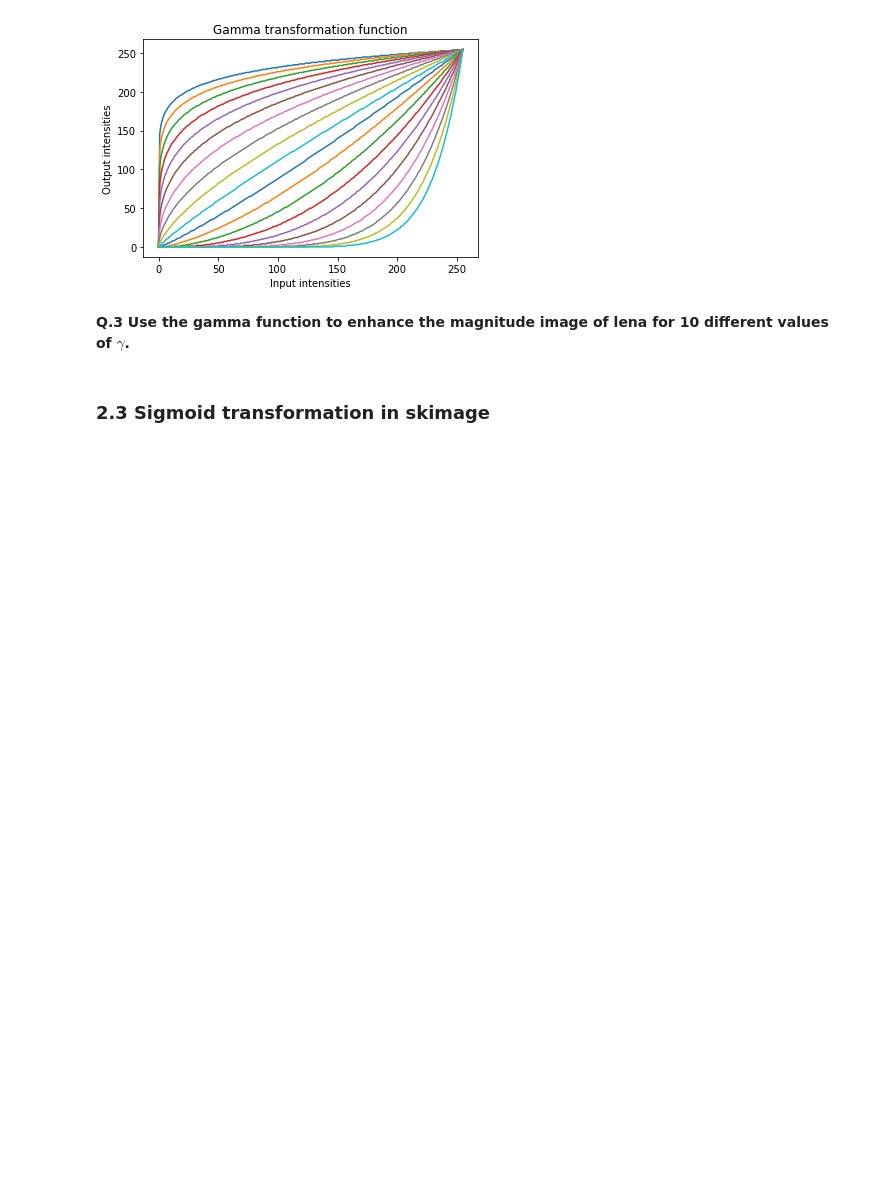
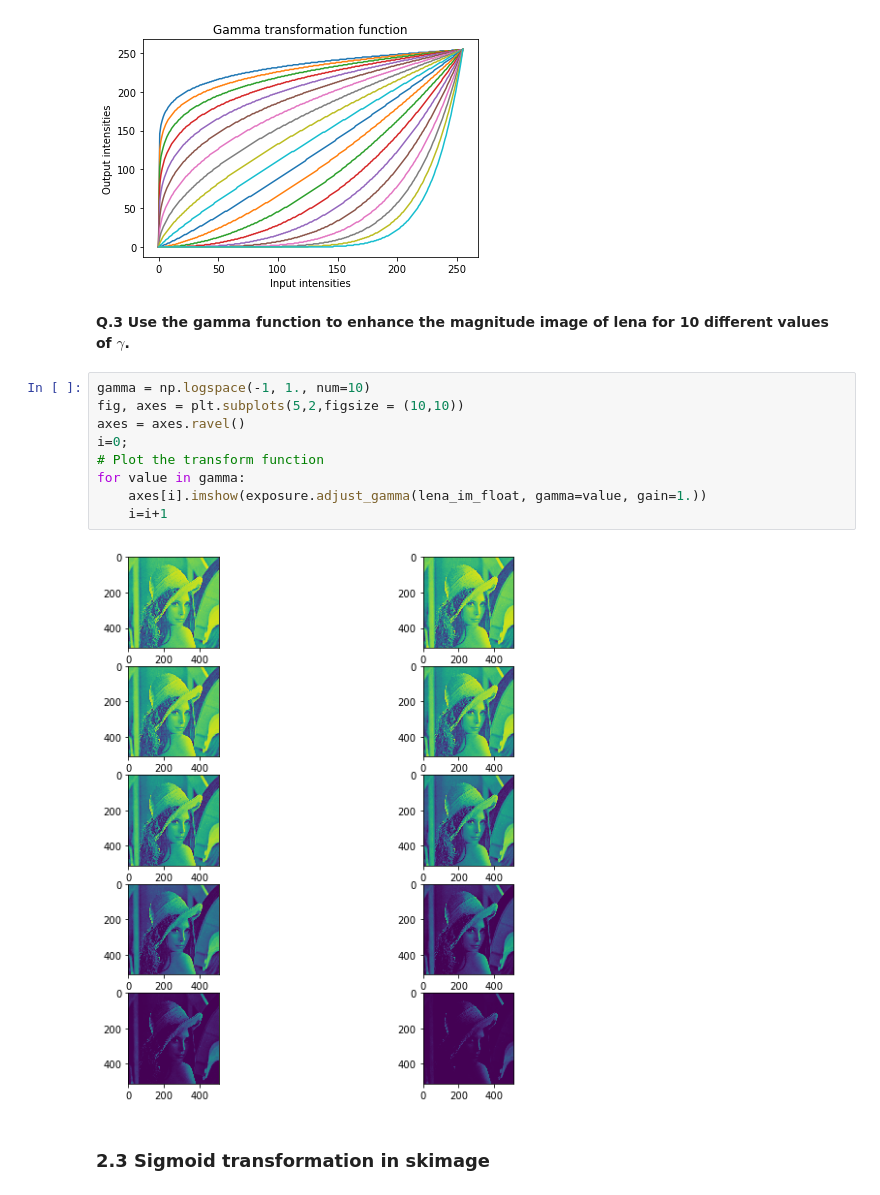
Before and after one commit to lavsen25/B31XB-IIP-TP-1718, a Jupyter notebook: 2-image-enhancement/2-enhancement.ipynb, the cells around one changed output. Saved outputs shown, nothing was run; the diff lists cells and outputs as text; blank space fills up the shorter version.

```diff
--- a/2-image-enhancement/2-enhancement.ipynb
+++ b/2-image-enhancement/2-enhancement.ipynb
@@ -157,6 +157,17 @@ plt.show()
 [figure]
 # %% [markdown]
 **Q.3 Use the gamma function to enhance the  magnitude image of lena for 10 different values of $\gamma$.**
+# %%
+gamma = np.logspace(-1, 1., num=10)
+fig, axes = plt.subplots(5,2,figsize = (10,10))
+axes = axes.ravel()
+i=0;
+# Plot the transform function
+for value in gamma:
+    axes[i].imshow(exposure.adjust_gamma(lena_im_float, gamma=value, gain=1.))
+    i=i+1
+# %% [output]
+[figure, added]
 # %% [markdown]
 ### 2.3  Sigmoid transformation in skimage
 # %% [markdown]
```
Also changed, not shown: parts of 12 cells of this notebook.
